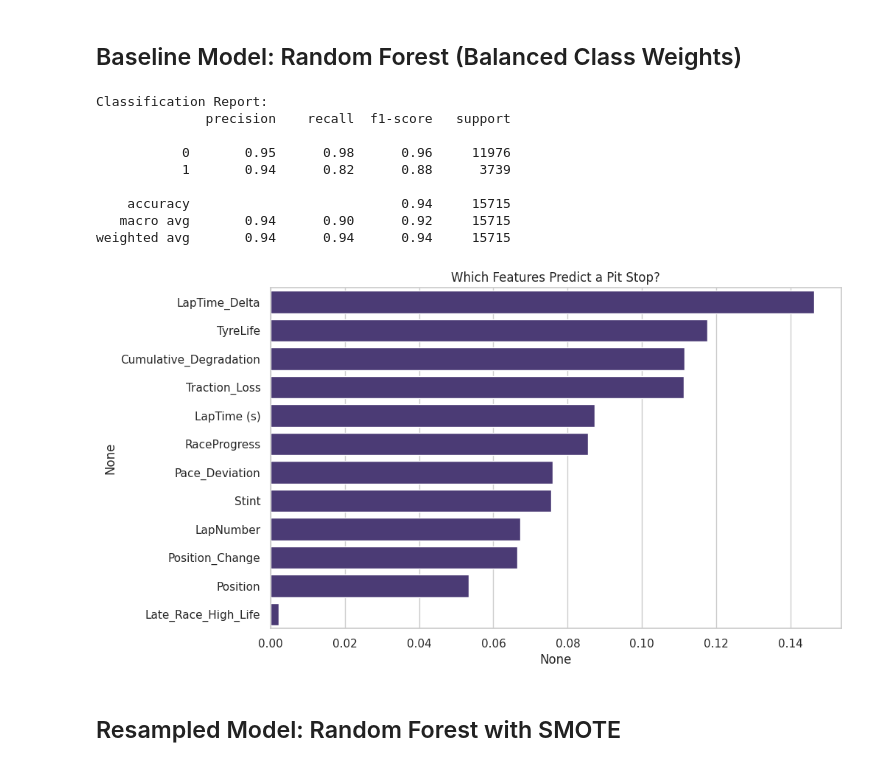
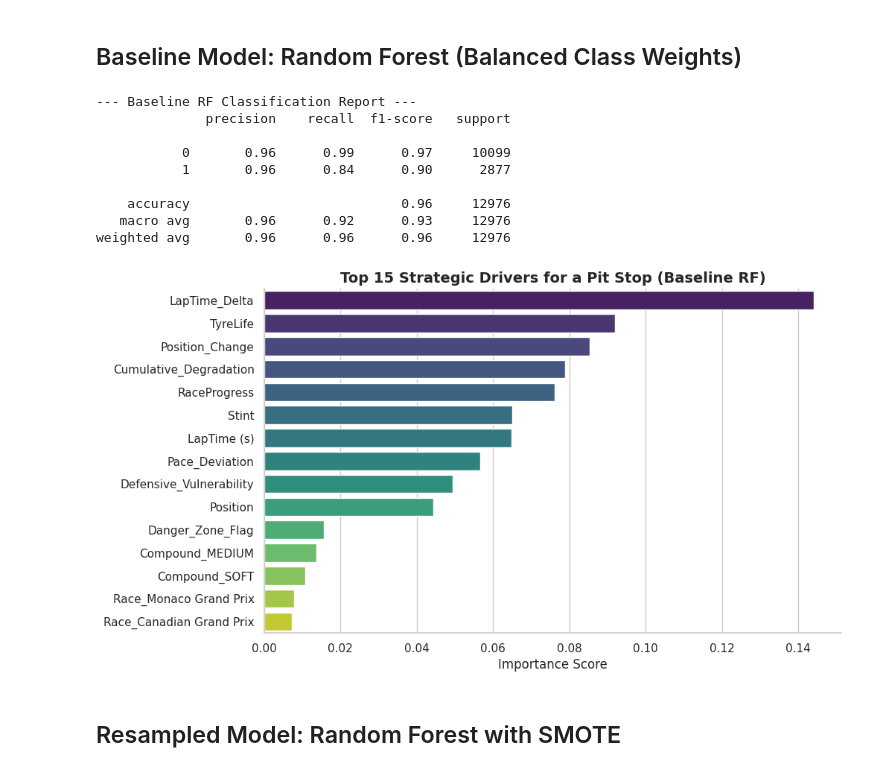
Before and after one commit to PavanKumarVattikuti/Data-Science-Portfolio, a Jupyter notebook: Machine-Learning-and-Predictive-Modeling/F1-Pit-Stop-Prediction(Random-Forest).ipynb, the cells around one changed output. Drawn from its saved outputs; the diff is of its cells as text; code cells hidden in the pictures.

```diff
--- a/Machine-Learning-and-Predictive-Modeling/F1-Pit-Stop-Prediction(Random-Forest).ipynb
+++ b/Machine-Learning-and-Predictive-Modeling/F1-Pit-Stop-Prediction(Random-Forest).ipynb
@@ -113,3 +119,17 @@ df_cleaned = df_cleaned[df_cleaned['LapTime (s)'] < outlier_threshold]
 print(f"Removed {len(df) - len(df_cleaned)} outlier laps (Safety Cars/Accidents).")
 # %% [output]
 Removed 937 outlier laps (Safety Cars/Accidents).
+# %%
+# Removing outliers in Cumulative_Degradation using the IQR method
+Q1 = df_cleaned['Cumulative_Degradation'].quantile(0.25)
+Q3 = df_cleaned['Cumulative_Degradation'].quantile(0.75)
+IQR = Q3 - Q1
+
+lower_bound = Q1 - 1.5 * IQR
+upper_bound = Q3 + 1.5 * IQR
+
+initial_len = len(df_cleaned)
+df_cleaned = df_cleaned[(df_cleaned['Cumulative_Degradation'] >= lower_bound) &
+                        (df_cleaned['Cumulative_Degradation'] <= upper_bound)]
+
+print(f"Removed {initial_len - len(df_cleaned)} outliers from Cumulative_Degradation.")
@@ -269,42 +539,44 @@ plt.show()
 # %% [markdown]
 ## Baseline Model: Random Forest (Balanced Class Weights)
 # %%
-# Prepare Data (Dropping non-numeric and target columns)
-X = df_cleaned.drop(columns=['PitNextLap', 'Driver', 'Race', 'Compound'])
-y = df_cleaned['PitNextLap']
+# Prepare Data (Using our fully numerical, engineered df_model)
+X = df_model.drop(columns=['PitNextLap'])
+y = df_model['PitNextLap']
 
 # Split Data (Using a stratify split to keep the 4:1 ratio in both sets)
 X_train, X_test, y_train, y_test = train_test_split(X, y, test_size=0.2, stratify=y, random_state=42)
 
 # Initialize and Train Model
-# class_weight='balanced' helps handle the 4:1 imbalance automatically
-rf_model = RandomForestClassifier(n_estimators=100, class_weight='balanced', random_state=42)
+# class_weight='balanced' helps handle the imbalance automatically
+rf_model = RandomForestClassifier(n_estimators=100, class_weight='balanced', n_jobs=-1, random_state=42)
 rf_model.fit(X_train, y_train)
 
-# Predictions
+# Predictions & Evaluation
 y_pred = rf_model.predict(X_test)
-
-# Evaluate
-print("Classification Report:")
+print("--- Baseline RF Classification Report ---")
 print(classification_report(y_test, y_pred))
 
-# Feature Importance
-importances = pd.Series(rf_model.feature_importances_, index=X.columns).sort_values(ascending=False)
+# Feature Importance (Plotting only Top 15 to avoid One-Hot Encoding clutter)
+importances = pd.Series(rf_model.feature_importances_, index=X.columns).sort_values(ascending=False).head(15)
+
 plt.figure(figsize=(10, 6))
-sns.barplot(x=importances, y=importances.index)
-plt.title('Which Features Predict a Pit Stop?')
+sns.barplot(x=importances, y=importances.index, hue=importances.index, palette='viridis', legend=False)
+plt.title('Top 15 Strategic Drivers for a Pit Stop (Baseline RF)', fontsize=14, fontweight='bold')
+plt.xlabel('Importance Score')
+plt.ylabel('')
+sns.despine()
 plt.show()
 # %% [output]
-Classification Report:
+--- Baseline RF Classification Report ---
               precision    recall  f1-score   support
 
-           0       0.95      0.98      0.96     11976
-           1       0.94      0.82      0.88      3739
+           0       0.96      0.99      0.97     10099
+           1       0.96      0.84      0.90      2877
 
-    accuracy                           0.94     15715
-   macro avg       0.94      0.90      0.92     15715
-weighted avg       0.94      0.94      0.94     15715
+    accuracy                           0.96     12976
+   macro avg       0.96      0.92      0.93     12976
+weighted avg       0.96      0.96      0.96     12976
-[figure, old version]
+[figure, new version]
 # %% [markdown]
 ## Resampled Model: Random Forest with SMOTE
 # %%
```
Also changed, not shown: parts of 40 cells of this notebook.
